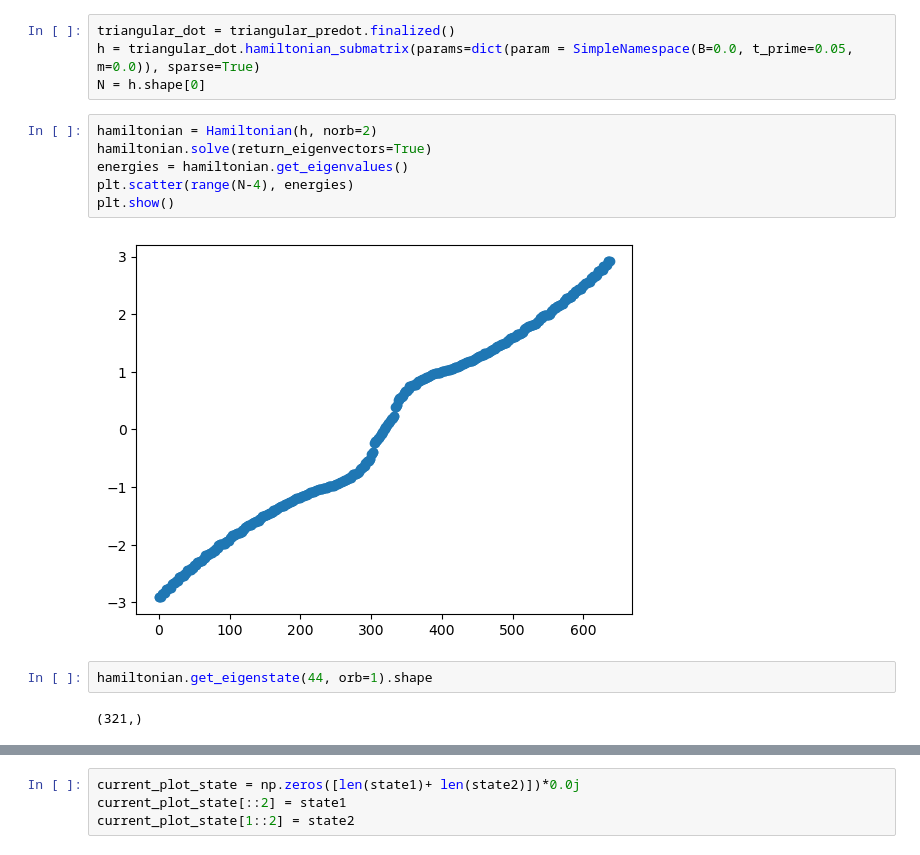
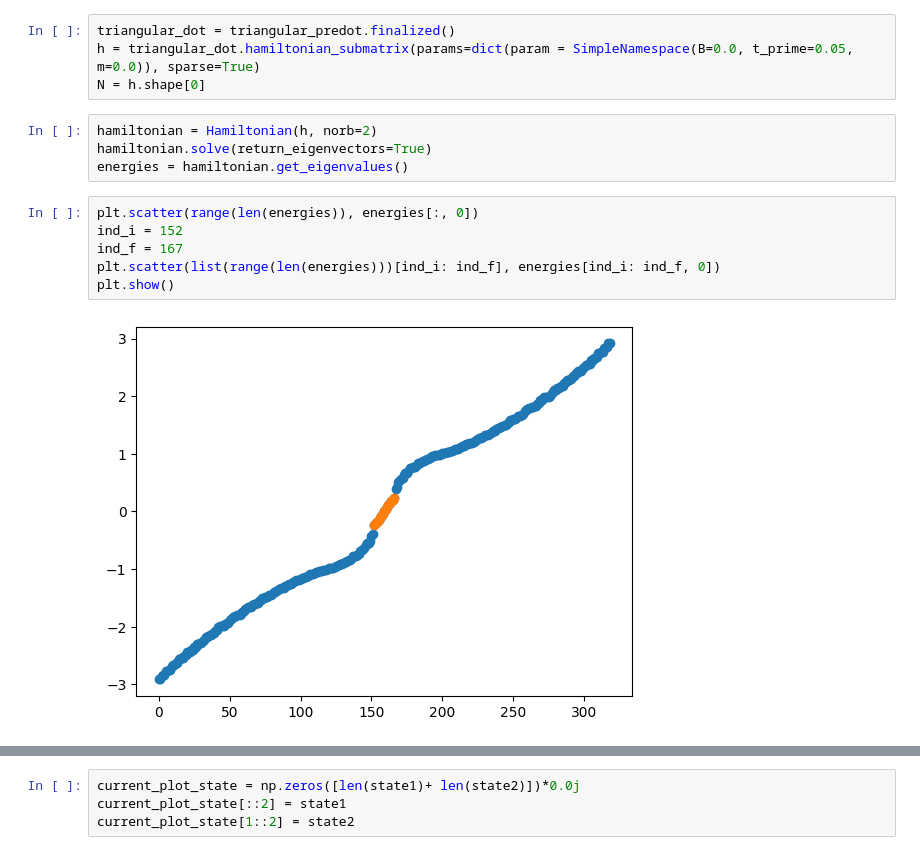
Before and after one commit to khaledoqab/Graphene_QD, a Jupyter notebook: seminar1.ipynb, the cells around one changed output, grey strips where cells are left out. Drawn from its saved outputs; the diff is of its cells as text.

```diff
--- a/seminar1.ipynb
+++ b/seminar1.ipynb
@@ -261,14 +265,14 @@ N = h.shape[0]
 hamiltonian = Hamiltonian(h, norb=2)
 hamiltonian.solve(return_eigenvectors=True)
 energies = hamiltonian.get_eigenvalues()
-plt.scatter(range(N-4), energies)
-plt.show()
-# %% [output]
-[figure, removed]
-# %%
-hamiltonian.get_eigenstate(44, orb=1).shape
-# %% [output]
-(321,)
+# %%
+plt.scatter(range(len(energies)), energies[:, 0])
+ind_i = 152
+ind_f = 167
+plt.scatter(list(range(len(energies)))[ind_i: ind_f], energies[ind_i: ind_f, 0])
+plt.show()
+# %% [output]
+[figure, added]
 # %%
 state = np.zeros_like(hamiltonian.get_eigenstate(44, orb=2))
 for ind in hamiltonian.zero_energy():
```
Also changed, not shown: parts of 35 cells of this notebook.
